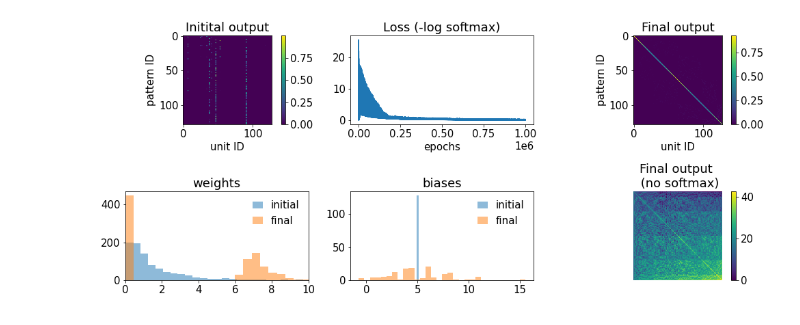
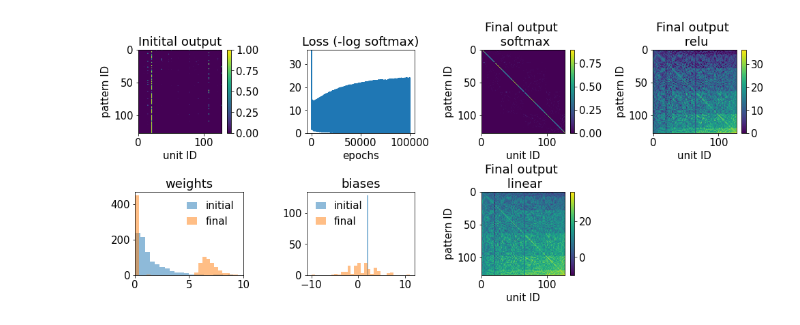
Before and after one commit to Milstein-Lab/dentate_circuit_model, a Jupyter notebook: notebooks/simple_network/backprop_network_CrossEntropyLossSoftmax_ReLU_nonnegative_lognormal.ipynb, the cells around one changed output. Saved outputs shown, nothing was run; the diff lists cells and outputs as text; code cells hidden in the pictures.

Commit message:
added notebooks with backprop learning in FFI networks

```diff
--- a/notebooks/simple_network/backprop_network_CrossEntropyLossSoftmax_ReLU_nonnegative_lognormal.ipynb
+++ b/notebooks/simple_network/backprop_network_CrossEntropyLossSoftmax_ReLU_nonnegative_lognormal.ipynb
@@ -67,7 +70,7 @@ class dentate_network(nn.Module):
         return losses
 # %%
 # Create network
-dentate_net = dentate_network(lr=0.01)
+dentate_net = dentate_network(lr=0.1)
 all_patterns = torch.tensor(get_binary_input_patterns(7)).type(torch.float32)
 # %%
 # Save initial state
@@ -80,16 +83,21 @@ for pattern in all_patterns:
 output_init = np.array(output_init)
 # %%
 # Train network
-epochs = 10**6
+epochs = 10**5
 losses = dentate_net.train(epochs, all_patterns)
 # %%
 w_final = dentate_net.net[0].weight.detach().numpy().flatten()
 b_final = dentate_net.net[0].bias.detach().numpy().flatten()
 
-output_final = []
+output_final_softmax = []
 for pattern in all_patterns:
-    output_final.append(list(dentate_net.forward(pattern).detach()))
-output_final = np.array(output_final)
+    output_final_softmax.append(list(dentate_net.forward(pattern).detach()))
+output_final_softmax = np.array(output_final_softmax)
+
+output_final_relu = []
+for pattern in all_patterns:
+    output_final_relu.append(list(dentate_net.forward_relu(pattern).detach()))
+output_final_relu = np.array(output_final_relu)
 
 output_final_linear = []
 for pattern in all_patterns:
@@ -98,7 +106,7 @@ output_final_linear = np.array(output_final_linear)
 # %%
 matplotlib.rcParams.update({'font.size': 15})
 
-fig,ax = plt.subplots(nrows=2,ncols=3,figsize=(14,6))
+fig,ax = plt.subplots(nrows=2,ncols=4,figsize=(14,6))
 
 im = ax[0,0].imshow(output_init)
 ax[0,0].set_title('Initital output')
@@ -108,44 +116,50 @@ cbar = plt.colorbar(im, ax=ax[0,0])
 
 ax[0,1].plot(losses)
 ax[0,1].set_xlabel('epochs')
-# ax[0,1].set_ylabel(f'{dentate_net.optimizer.__class__.__name__} {dentate_net.lossCriterion.__class__.__name__}')
 ax[0,1].set_title('Loss (-log softmax)')
+ax[0,1].set_ylim([0,np.max(losses)])
 
-im = ax[0,2].imshow(output_final)
-ax[0,2].set_title('Final output')
+im = ax[0,2].imshow(output_final_softmax)
+ax[0,2].set_title('Final output \n softmax')
 ax[0,2].set_xlabel('unit ID')
 ax[0,2].set_ylabel('pattern ID')
 cbar = plt.colorbar(im, ax=ax[0,2])
 
+im = ax[0,3].imshow(output_final_relu)
+ax[0,3].set_title('Final output \n relu')
+ax[0,3].set_xlabel('unit ID')
+ax[0,3].set_ylabel('pattern ID')
+cbar = plt.colorbar(im, ax=ax[0,3])
+
 im = ax[1,2].imshow(output_final_linear)
-ax[1,2].set_title('Final output \n (no softmax)')
+ax[1,2].set_title('Final output \n linear')
 ax[1,2].set_xlabel('unit ID')
 ax[1,2].set_ylabel('pattern ID')
 cbar = plt.colorbar(im, ax=ax[1,2])
 
 
 ax[1,0].hist(w_init,50,alpha=0.5,label='initial')
 ax[1,0].hist(w_final,30,alpha=0.5,label='final')
 ax[1,0].set_title('weights')
 ax[1,0].legend(loc='best', frameon=False,handlelength=1)
 axis_range = np.ceil(np.abs(max(np.append(w_init,w_final), key=abs)))
 ax[1,0].set_xlim([0,10])
 
 
 ax[1,1].hist(b_init,5,alpha=0.5,label='initial')
 ax[1,1].hist(b_final,30,alpha=0.5,label='final')
 ax[1,1].set_title('biases')
 ax[1,1].legend(loc='best', frameon=False,handlelength=1)
 axis_range = np.ceil(np.abs(max(np.append(b_init,b_final), key=abs)))
 # ax[1,1].set_xlim([-10,axis_range])
 
 
-ax[1,2].axis('off')
+ax[1,3].axis('off')
 
 fig.tight_layout()
 plt.show()
 
 name = "backprop_network_CrossEntropyLoss_ReLU_nonnegative_lognormal"
 fig.savefig('../plots/'+name+'.png', edgecolor='white', dpi=300, facecolor='white', transparent=True)
 # %% [output]
-[figure, old version]
+[figure, new version]
```
Also changed, not shown: parts of 2 cells of this notebook, 49 other files.
